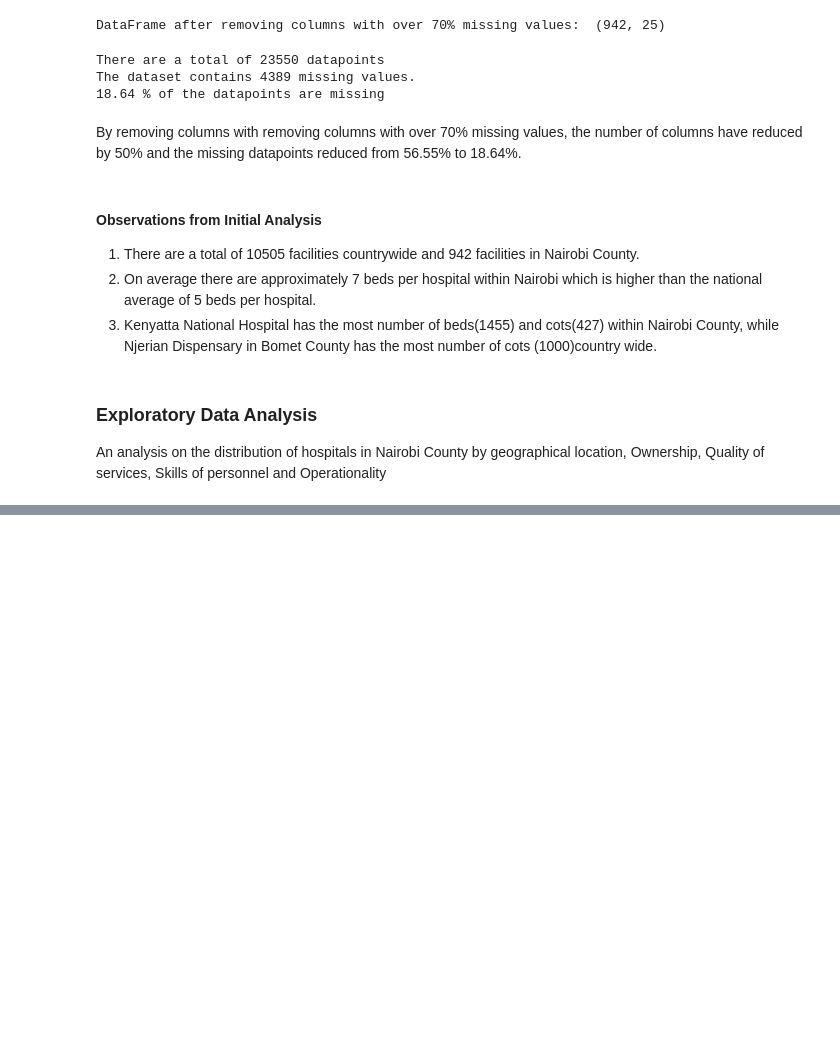
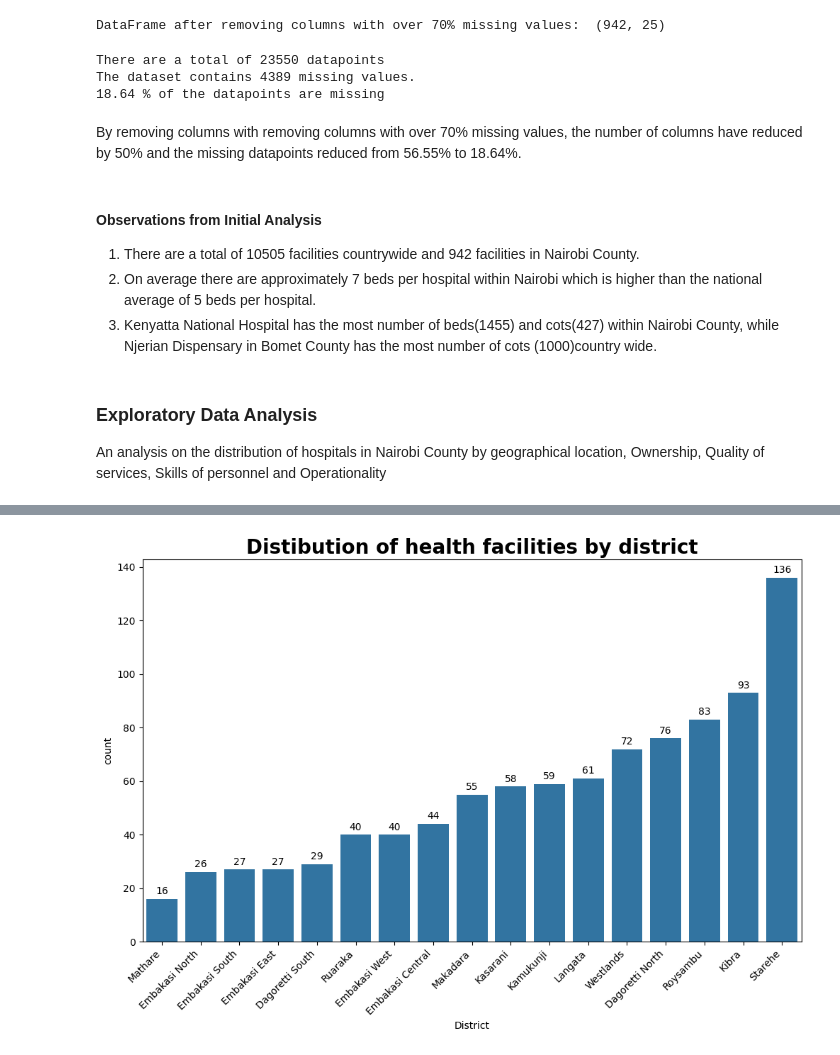
Before and after one commit to Doro97/Nairobi-County-Accessibility-of-Health-Care, a Jupyter notebook: eda.ipynb, the cells around one changed output, grey strips where cells are left out. Cells and saved outputs as stored; diff of their text form; code cells hidden in the pictures; blank space fills up the shorter version.

Commit message:
exploratory data analysis

```diff
--- a/eda.ipynb
+++ b/eda.ipynb
@@ -196,7 +195,7 @@ def remove_columns_with_high_missing_values(dataframe, threshold=70):
     dataframe_filtered = dataframe.drop(columns=columns_to_remove)
     return dataframe_filtered
 
-nairobi_dataset_filtered = remove_columns_with_high_missing_values(nairobi_dataset_filtered, threshold=70)
+nairobi_dataset_filtered = remove_columns_with_high_missing_values(nairobi_dataset, threshold=70)
 print("DataFrame after removing columns with over 70% missing values: ",nairobi_dataset_filtered.shape)
 # %% [output]
 DataFrame after removing columns with over 70% missing values:  (942, 25)
@@ -226,10 +225,23 @@ def plot_hist(df:pd.DataFrame, column:str, color:str)->None:
     plt.title(f'Distribution of {column}', size=20, fontweight='bold')
     plt.show()
 
-def plot_count(df:pd.DataFrame, column:str) -> None:
+def plot_count(df: pd.DataFrame, column: str, title: str) -> None:
     plt.figure(figsize=(12, 7))
-    sns.countplot(data=df, x=column)
-    plt.title(f'Distribution of {column}', size=20, fontweight='bold')
+    sorted_counts = df[column].value_counts().sort_values(ascending=True)
+    sns.countplot(data=df, x=column, order=sorted_counts.index)
+    plt.title(title, size=20, fontweight='bold')
+    plt.xticks(rotation=45, ha='right')
+    for index, value in enumerate(sorted_counts):
+        plt.text(index, value + 1, str(value), ha='center', va='bottom', fontsize=10)
+    plt.show()
+
+def plot_stacked_bar(df: pd.DataFrame, x_col: str, y_col: str, hue: str, title: str) -> None:
+    plt.figure(figsize=(20, 7))
+    sns.barplot(data=df, x=x_col, y=y_col, hue=hue, palette='viridis')
+    plt.title(title, size=20)
+    plt.xticks(rotation=45, ha='right', fontsize=14)
+    plt.yticks(fontsize=14)
+    plt.legend(loc='upper right')  # Add legend for hue
     plt.show()
 
 def plot_bar(df:pd.DataFrame, x_col:str, y_col:str, title:str, xlabel:str, ylabel:str)->None:
@@ -264,11 +276,12 @@ def plot_box_multi(df:pd.DataFrame, x_col:str, y_col:str, title:str) -> None:
     plt.show()
 
 def plot_scatter(df: pd.DataFrame, x_col: str, y_col: str, title: str, hue: str, style: str) -> None:
-    plt.figure(figsize=(12, 7))
+    plt.figure(figsize=(20, 7))
     sns.scatterplot(data = df, x=x_col, y=y_col, hue=hue, style=style)
     plt.title(title, size=20)
     plt.xticks(fontsize=14)
     plt.yticks( fontsize=14)
+    plt.xticks(rotation=45, ha='right')
     plt.show()
 
 def correlation(df:pd.DataFrame):
@@ -297,0 +307,4 @@ KeyError: 'result'
+# %%
+plot_count(nairobi_dataset_filtered, "District", "Distibution of health facilities by district")
+# %% [output]
+[figure, added]
```
Also changed, not shown: parts of 41 cells of this notebook, 9 other files.
